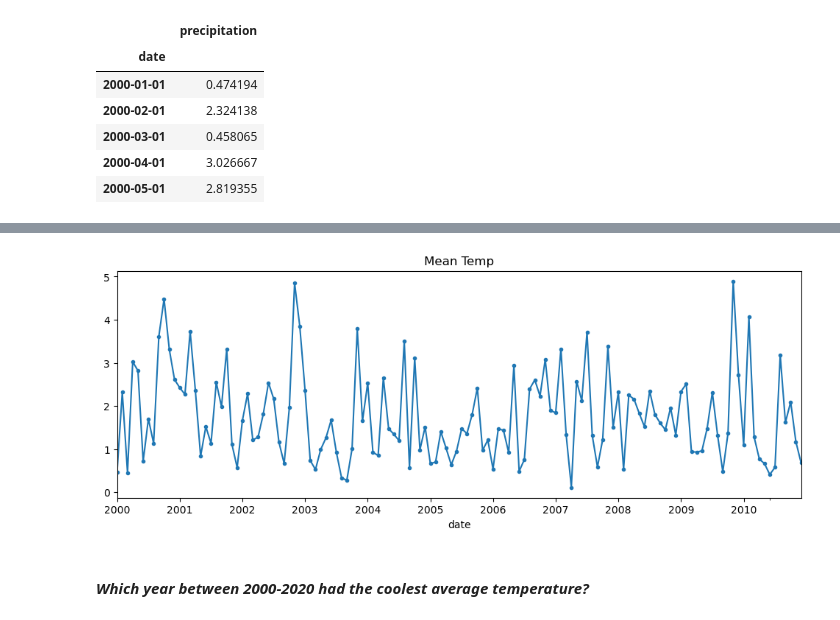
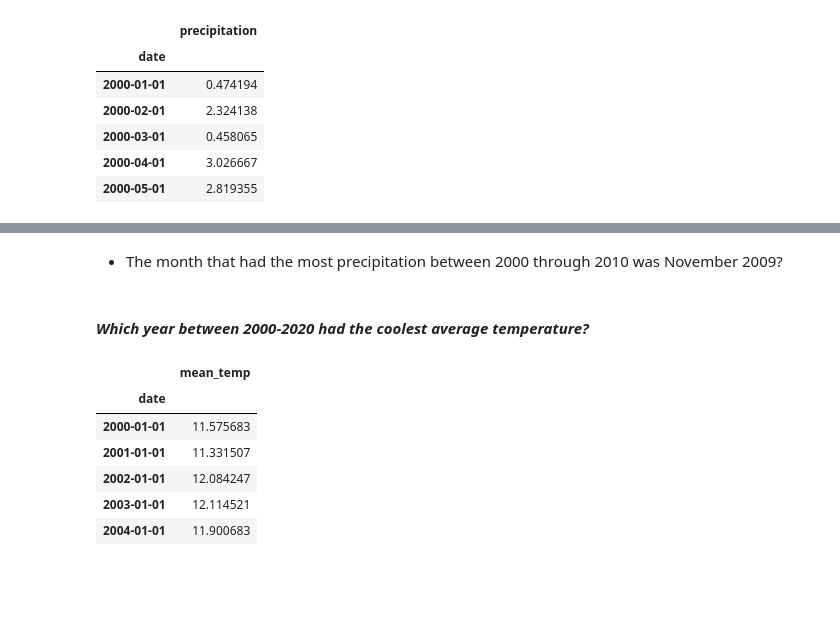
Before and after one commit to john-a-dixon/resampling-datetime-data, a Jupyter notebook: resample.ipynb, the cells around one changed output, grey strips where cells are left out. Cells and saved outputs as stored; diff of their text form; code cells hidden in the pictures; blank space fills up the shorter version.

```diff
--- a/resample.ipynb
+++ b/resample.ipynb
@@ -190,11 +198,16 @@ ax.grid(which='minor',axis='x',ls=":")
-# %%
-fig, ax = plt.subplots(figsize=(12,4))
-monthly_df["precipitation"].plot(ax=ax, title='Mean Temp', marker='.')
-
-loc_3months = mdates.MonthLocator(interval=3)
-ax.xaxis.set_minor_locator(loc_3months)
-# ax.grid(which='minor',axis='x',ls=":");
-# %% [output]
-[figure, removed]
+# %% [markdown]
+- The month that had the most precipitation between 2000 through 2010 was November 2009?
 # %% [markdown]
 #### **_Which year between 2000-2020 had the coolest average temperature?_**
+# %%
+# Resample the data as Monthly frequency.
+yearly_df = final_df.copy().loc["2000":"2020"][["mean_temp"]].resample("AS").mean()
+yearly_df.head()
+# %% [output]
+|  | mean_temp |
+| date |  |
+| 2000-01-01 | 11.575683 |
+| 2001-01-01 | 11.331507 |
+| 2002-01-01 | 12.084247 |
+| 2003-01-01 | 12.114521 |
+| 2004-01-01 | 11.900683 |
```
Also changed, not shown: parts of 3 cells of this notebook.
